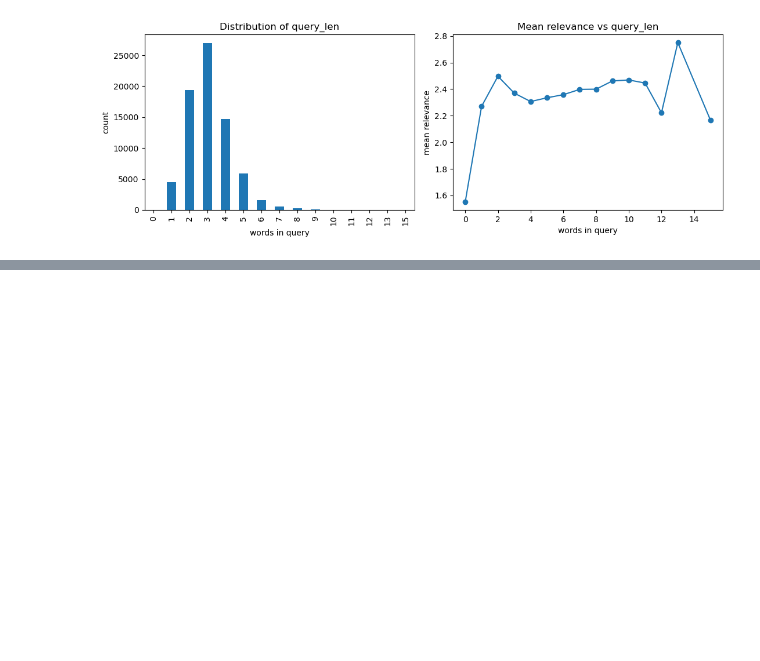
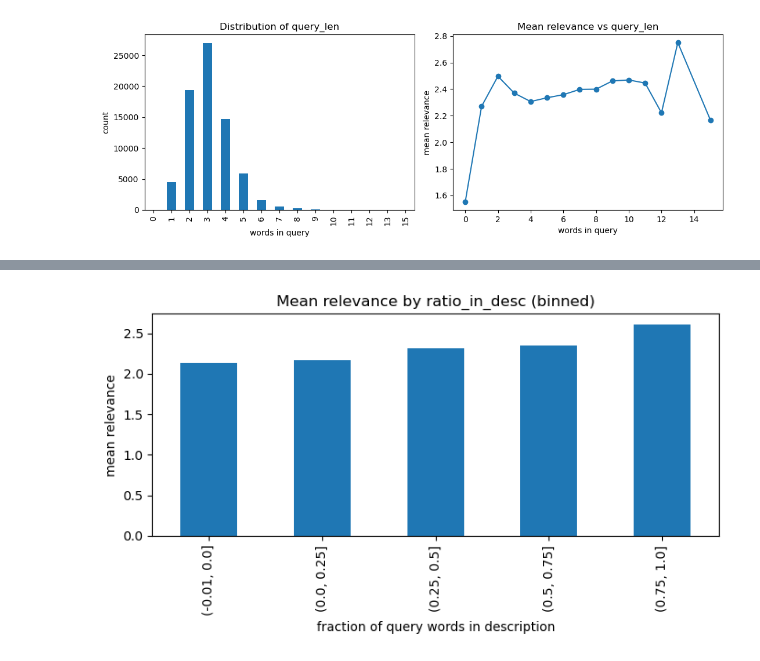
Before and after one commit to larskopp/DARP2JasperLars, a Jupyter notebook: DARP2.ipynb, the cells around one changed output, grey strips where cells are left out. Saved outputs shown, nothing was run; the diff lists cells and outputs as text; code cells hidden in the pictures; blank space fills up the shorter version.

```diff
--- a/DARP2.ipynb
+++ b/DARP2.ipynb
@@ -288,3 +288,14 @@ axes[1].set_xlabel('words in query'); axes[1].set_ylabel('mean relevance')
 plt.tight_layout(); plt.show()
 # %% [output]
 [figure]
+# %%
+# Feature: ratio_in_desc — fraction of query words found in the description
+q_tok = df['search_term_clean'].str.split()
+d_set = df['product_description_clean'].str.split().map(set)
+
+df['ratio_in_desc'] = [(sum(w in d for w in q) / len(q) if len(q) else 0)
+                       for q, d in zip(q_tok, d_set)]
+
+print(df['ratio_in_desc'].describe().round(3))
+df['ratio_desc_bin'] = pd.cut(df['ratio_in_desc'], bins=[-0.01, 0, 0.25, 0.5, 0.75, 1.0])
+print(df.groupby('ratio_desc_bin', observed=True)['relevance'].mean().round(3))
@@ -290,0 +319,8 @@ plt.tight_layout(); plt.show()
+# %%
+df.groupby('ratio_desc_bin', observed=True)['relevance'].mean().plot(
+    kind='bar', figsize=(7, 4))
+plt.title('Mean relevance by ratio_in_desc (binned)')
+plt.xlabel('fraction of query words in description'); plt.ylabel('mean relevance')
+plt.tight_layout(); plt.show()
+# %% [output]
+[figure, added]
```
Also changed, not shown: parts of 9 cells of this notebook.
